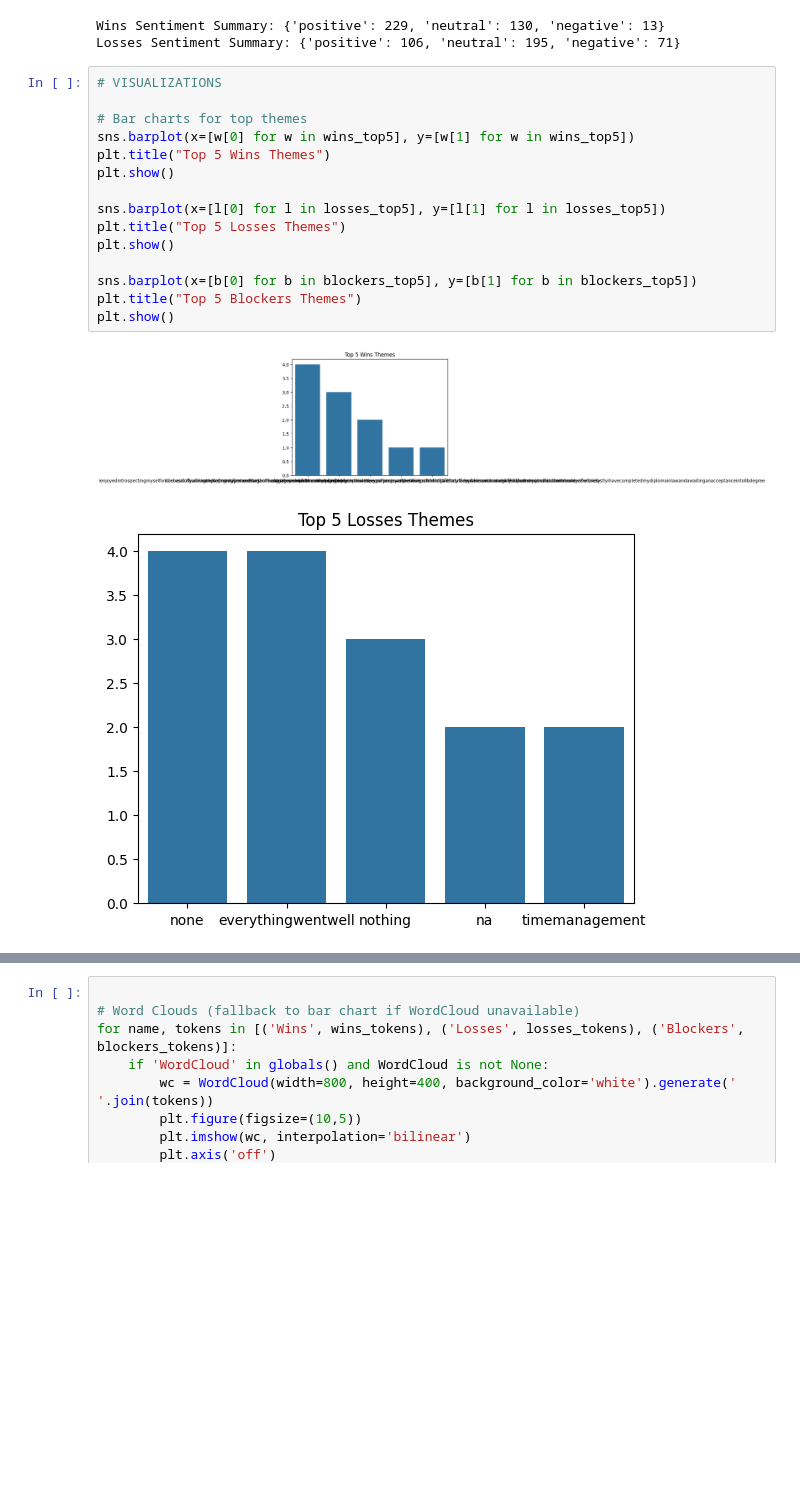
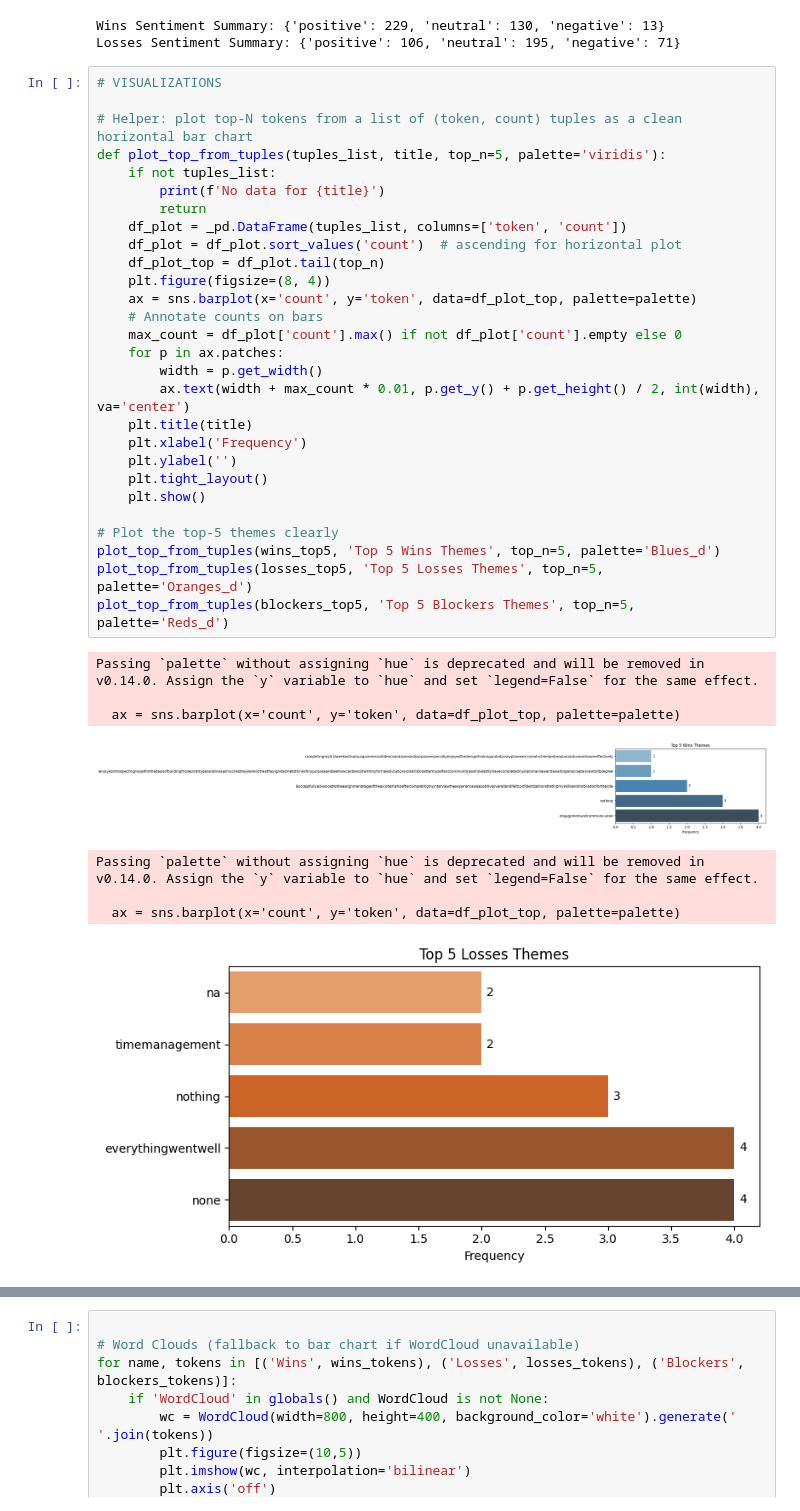
Before and after one commit to WesleySephai/NLP-Trend-Identification, a Jupyter notebook: practice.ipynb, the cells around one changed output, grey strips where cells are left out. Saved outputs shown, nothing was run; the diff lists cells and outputs as text; blank space fills up the shorter version.

```diff
--- a/practice.ipynb
+++ b/practice.ipynb
@@ -289,18 +308,37 @@ Losses Sentiment Summary: {'positive': 106, 'neutral': 195, 'negative': 71}
 # %%
 # VISUALIZATIONS
 
-# Bar charts for top themes
-sns.barplot(x=[w[0] for w in wins_top5], y=[w[1] for w in wins_top5])
-plt.title("Top 5 Wins Themes")
-plt.show()
+# Helper: plot top-N tokens from a list of (token, count) tuples as a clean horizontal bar chart
+def plot_top_from_tuples(tuples_list, title, top_n=5, palette='viridis'):
+    if not tuples_list:
+        print(f'No data for {title}')
+        return
+    df_plot = _pd.DataFrame(tuples_list, columns=['token', 'count'])
+    df_plot = df_plot.sort_values('count')  # ascending for horizontal plot
+    df_plot_top = df_plot.tail(top_n)
+    plt.figure(figsize=(8, 4))
+    ax = sns.barplot(x='count', y='token', data=df_plot_top, palette=palette)
+    # Annotate counts on bars
+    max_count = df_plot['count'].max() if not df_plot['count'].empty else 0
+    for p in ax.patches:
+        width = p.get_width()
+        ax.text(width + max_count * 0.01, p.get_y() + p.get_height() / 2, int(width), va='center')
+    plt.title(title)
+    plt.xlabel('Frequency')
+    plt.ylabel('')
+    plt.tight_layout()
+    plt.show()
 
-sns.barplot(x=[l[0] for l in losses_top5], y=[l[1] for l in losses_top5])
-plt.title("Top 5 Losses Themes")
-plt.show()
-
-sns.barplot(x=[b[0] for b in blockers_top5], y=[b[1] for b in blockers_top5])
-plt.title("Top 5 Blockers Themes")
-plt.show()
+# Plot the top-5 themes clearly
+plot_top_from_tuples(wins_top5, 'Top 5 Wins Themes', top_n=5, palette='Blues_d')
+plot_top_from_tuples(losses_top5, 'Top 5 Losses Themes', top_n=5, palette='Oranges_d')
+plot_top_from_tuples(blockers_top5, 'Top 5 Blockers Themes', top_n=5, palette='Reds_d')
 # %% [output]
+Passing `palette` without assigning `hue` is deprecated and will be removed in v0.14.0. Assign the `y` variable to `hue` and set `legend=False` for the same effect.
+
+  ax = sns.barplot(x='count', y='token', data=df_plot_top, palette=palette)
-[figure, old version]
+[figure, new version]
+Passing `palette` without assigning `hue` is deprecated and will be removed in v0.14.0. Assign the `y` variable to `hue` and set `legend=False` for the same effect.
+
+  ax = sns.barplot(x='count', y='token', data=df_plot_top, palette=palette)
-[figure, old version]
+[figure, new version]
```
Also changed, not shown: parts of 6 cells of this notebook.
